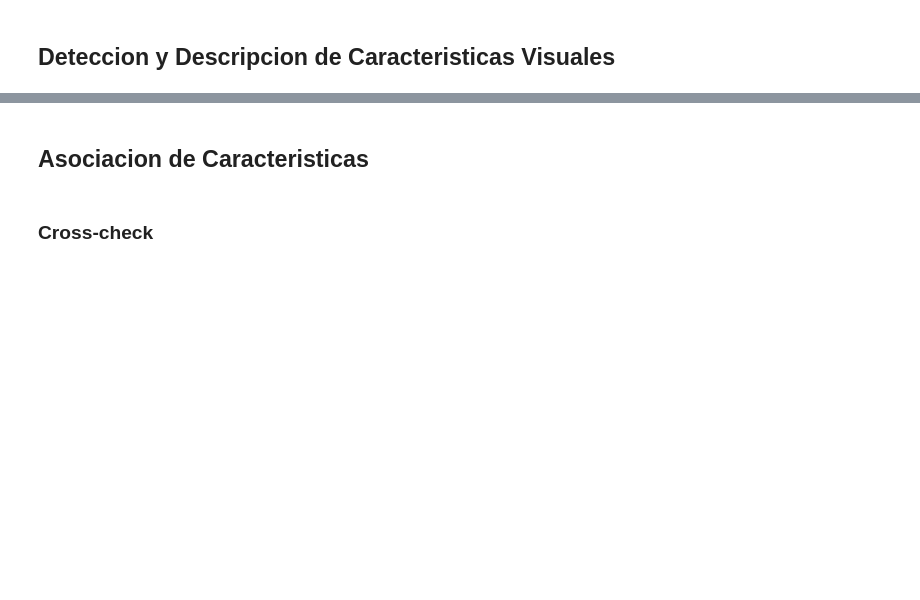
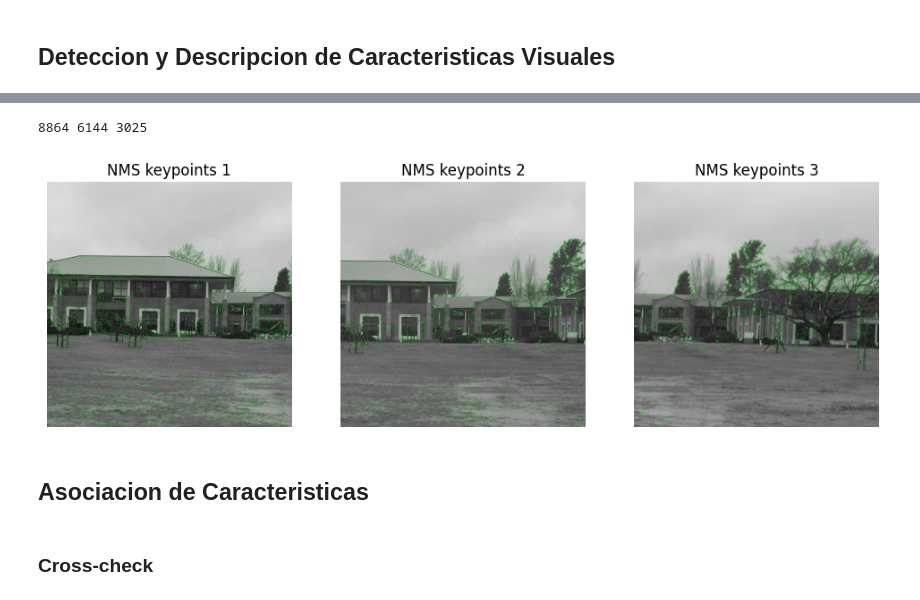
Before and after one commit to jerecoder/TP1-Vision, a Jupyter notebook: tp1.ipynb, the cells around one changed output, grey strips where cells are left out. Cells and saved outputs as stored; diff of their text form; code cells hidden in the pictures; blank space fills up the shorter version.

```diff
--- a/tp1.ipynb
+++ b/tp1.ipynb
@@ -38,3 +39,51 @@ show_images(images_with_kp, ["keypoints 1", "keypoints 2", "keypoints 3"])
+# %%
+def apply_nms_to_keypoints_with_indices(keypoints, threshold=1000, N=10000):
+    if not keypoints:
+        return []
+
+    keypoints = sorted(enumerate(keypoints), key=lambda x: x[1].response, reverse=True)
+    filtered_indices = []
+    filtered_keypoints = []
+
+    for idx, kp in keypoints:
+        keep = True
+        for filtered_kp in filtered_keypoints:
+            dist = np.sqrt((kp.pt[0] - filtered_kp.pt[0])**2 + (kp.pt[1] - filtered_kp.pt[1])**2)
+            if dist < threshold:
+                keep = False
+                break
+        if keep:
+            filtered_keypoints.append(kp)
+            filtered_indices.append(idx)
+
+    return sorted(filtered_indices)[:N]
+
+nms_indices = []
+for kp_list in images_keypoints:
+    nms_indices.append(apply_nms_to_keypoints_with_indices(kp_list, threshold=10))
+
+filtered_descriptors = []
+for i, indices in enumerate(nms_indices):
+    filtered_descriptors.append(images_descriptors[i][indices])
+
+images_with_nms_kp = []
+for i in range(len(images)):
+    img_bgr = cv2.cvtColor(images[i], cv2.COLOR_GRAY2BGR)
+    img_with_nms_kp = cv2.drawKeypoints(
+        img_bgr,
+        [images_keypoints[i][idx] for idx in nms_indices[i]],
+        0, (0, 255, 0),
+        flags=cv2.DRAW_MATCHES_FLAGS_DRAW_RICH_KEYPOINTS
+    )
+    images_with_nms_kp.append(img_with_nms_kp)
+
+show_images(images_with_nms_kp, ["NMS keypoints 1", "NMS keypoints 2", "NMS keypoints 3"])
+print(len(nms_indices[0]), len(nms_indices[1]), len(nms_indices[2]))
+
+images_descriptors = filtered_descriptors
+# %% [output]
+8864 6144 3025
+[figure, added]
 # %% [markdown]
 ## Asociacion de Caracteristicas
 # %% [markdown]
```
Also changed, not shown: parts of 7 cells of this notebook.
